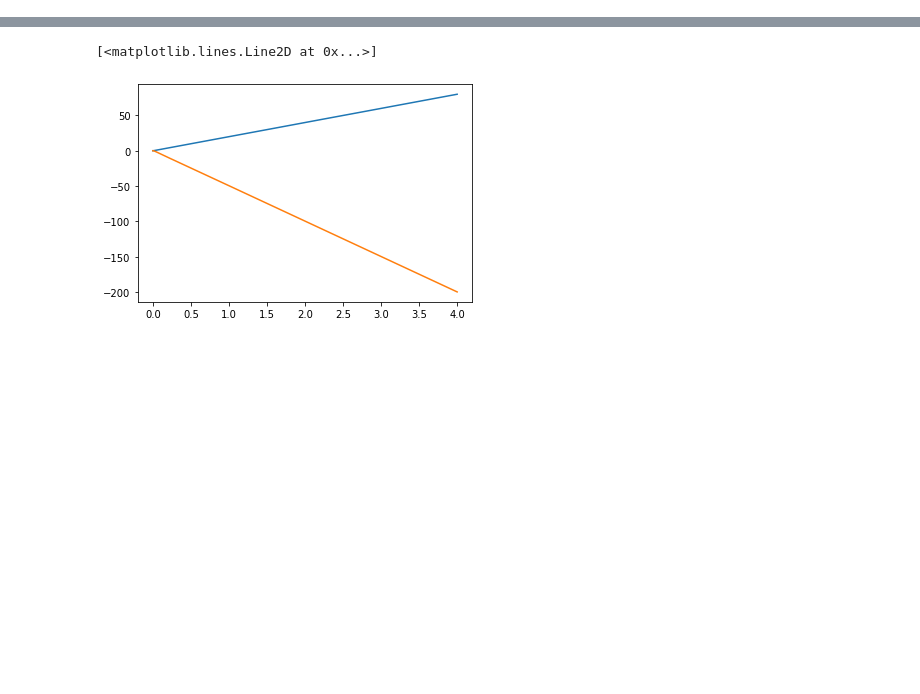
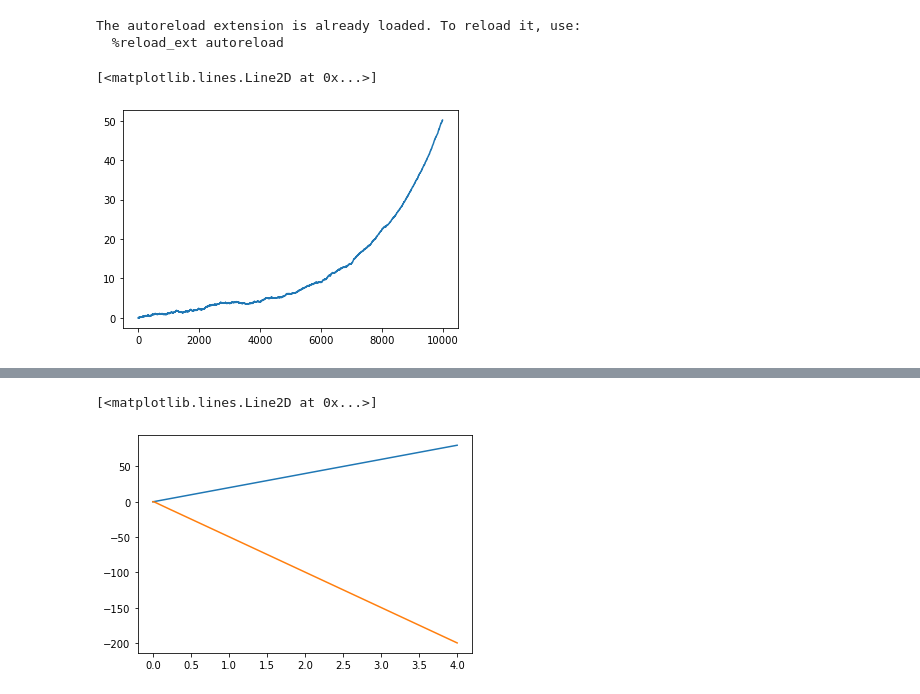
Before and after one commit to matibilkis/cdisc, a Jupyter notebook: analysis/load_plot.ipynb, the cells around one changed output, grey strips where cells are left out. Drawn from its saved outputs; the diff is of its cells as text; code cells hidden in the pictures; blank space fills up the shorter version.

```diff
--- a/analysis/load_plot.ipynb
+++ b/analysis/load_plot.ipynb
@@ -15,22 +15,20 @@ from tqdm import tqdm
 from analysis.misc import *
 from scipy.special import erf
 
-params, exp_path = def_params(flip = 0)
 
-which = mode = give_model()
-if "mechanical_damp" in which:
-    total_time = 4.
-    dt = 1e-5
-elif which == "mechanical_freq":
-    omega = .5*(params[1][1] + params[0][1])
-    T_param = 150.
-    ppg = 1e3
-    period = 2*np.pi/omega
-    total_time = T_param*period
-    dt = period/ppg
-elif (which == "optical_homodyne") or (which == "optical_heterodyne"):
-    damping = params[1][0]
-    total_time = 200.*damping
-    dt = damping/1e3
-
-timind, indis, indis_range = get_timind_indis(total_time, dt, rrange=True)
+a=1.0
+params = [np.zeros(5)]*2
+exp_path = str(a)+"/"
+total_time = 4.
+dt = 1e-5
+# %% [output]
+The autoreload extension is already loaded. To reload it, use:
+  %reload_ext autoreload
+# %%
+s = load_data(exp_path=exp_path, itraj=1, total_time=4. , dt=dt, what="states1.npy")
+l = load_data(exp_path=exp_path, itraj=1, total_time=4. , dt=dt, what="logliks.npy")
+# %%
+plt.plot(s[:,0])
+# %% [output]
+[<matplotlib.lines.Line2D at 0x...>]
+[figure, added]
```
Also changed, not shown: parts of 1 cell of this notebook, 27 other files.
